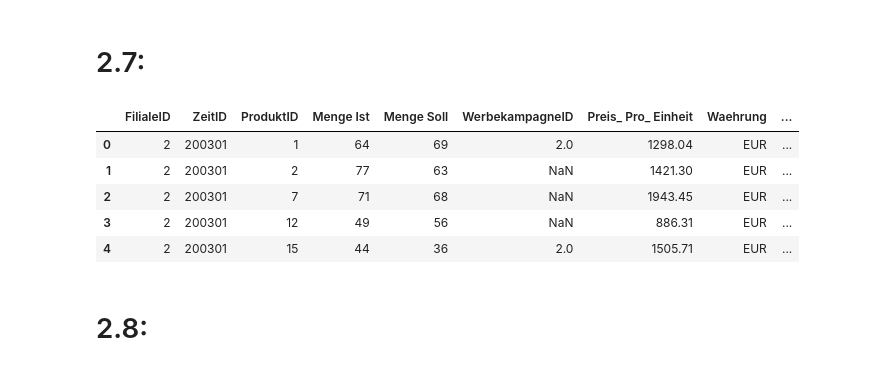
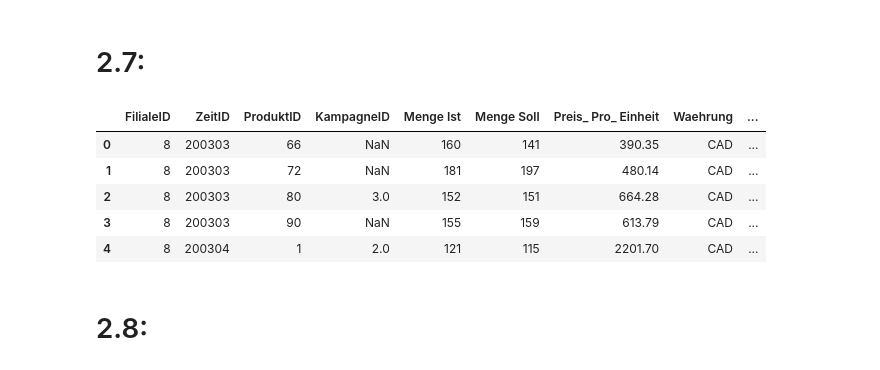
Before and after one commit to Kaetherine/BI-Uebungsblaetter, a Jupyter notebook: Uebungsblatt_1/BI22_Uebungsblatt_LE1.ipynb, the cells around one changed output. Saved outputs shown, nothing was run; the diff lists cells and outputs as text; code cells hidden in the pictures.

```diff
--- a/Uebungsblatt_1/BI22_Uebungsblatt_LE1.ipynb
+++ b/Uebungsblatt_1/BI22_Uebungsblatt_LE1.ipynb
@@ -276,5 +278,5 @@ Während der Installation von MySQL Server muss ein Passwort für den Benutzer r
 Entweder arbeitet ihr mit diesem root Nutzer und dem entsprechenden Passwort, oder ihr
 erstellt euch einen neuen Nutzer. In beiden fällen bitte Nutzer/Passwort hier eingeben:
 """
-mysql_usr = "root" # mit eurem Nutzer ersetzen
+mysql_usr = "Katherine" # mit eurem Nutzer ersetzen
 mysql_pw = "root" # mit eurem Passwort ersetzen
@@ -566,7 +600,44 @@ df_Zeitdimension.head()
 # %% [markdown]
 # 2.7:
 # %%
-sql_str_Faktentabelle = '''INSERT CODE HERE'''
+#hohe übereinstimmtung mit inspirationsdatei
+query_fact_table = '''
+SELECT DISTINCT Filialestamm.FilialeID, Vertriebsplan.ZeitID, Produktstamm.ProduktID,
+  KampagneID, Verkaufszahlen.`Menge Ist`, Vertriebsplan.`Menge Soll`, `Preis_ Pro_ Einheit`,
+  Waehrung, `Herstellkosten je Einheit in EUR`, KampagnenkostenEUR
+FROM Filialestamm
+
+INNER JOIN Produktverkaufspreise
+	ON Filialestamm.FilialeID = Produktverkaufspreise.FilialeID
+INNER JOIN Produktstamm
+	ON Produktverkaufspreise.ProduktID = Produktstamm.ProduktID
+INNER JOIN Vertriebsplan
+	ON Filialestamm.FilialeID = Vertriebsplan.FilialeID
+    AND Produktstamm.ProduktID = Vertriebsplan.ProduktID
+INNER JOIN Verkaufszahlen
+	ON Vertriebsplan.ZeitID = Verkaufszahlen.ZeitID
+    AND Vertriebsplan.FilialeID = Verkaufszahlen.FilialeID
+    AND Vertriebsplan.ProduktID = Verkaufszahlen.ProduktID
+
+LEFT JOIN (
+    SELECT Kampagnenplan.FilialeID, Kampagnenplan.ProduktID, Kampagnenergebnis.KampagneID,
+    KampagnenkostenEUR
+FROM Kampagnenplan
+
+INNER JOIN Kampagnenergebnis
+	ON Kampagnenplan.FilialeID = Kampagnenergebnis.FilialeID
+    AND Kampagnenplan.ProduktID = Kampagnenergebnis.ProduktID
+    AND Kampagnenplan.KampagneID = Kampagnenergebnis.KampagneID
+
+INNER JOIN Kampagnenbeteiligung
+	ON Kampagnenergebnis.FilialeID = Kampagnenbeteiligung.FilialeID
+    AND Kampagnenergebnis.KampagneID = Kampagnenbeteiligung.KampagneID
+)
+
+AS Kampagne
+	ON Filialestamm.FilialeID = Kampagne.FilialeID
+    AND Produktstamm.ProduktID = Kampagne.ProduktID
+'''
 
 # Hinweis: dieser String wird in der nächsten Zelle im pd.read_sql Befehl verwendet.
 # Der SQL-Befehl ist hier der Übersicht halber ausgelagert, da er deutlich umfangreicher
@@ -574,28 +645,28 @@ sql_str_Faktentabelle = '''INSERT CODE HERE'''
 # %%
 """
 Faktentabelle_Marketing_Vertrieb:
         ID (PK),
         FillialeID (FK),
         ZeitID (FK),
         WerbekampagneID (FK),
         ProduktID (FK),
         Menge Ist,
         Menge Soll,
         Preis Pro Einheit,
         Waehrung,
         Herstellkosten je Einheit in EUR,
         Kampagnenkosten
 
 """
-df_Faktentabelle_Marketing_Vertrieb = pd.read_sql(sql_str_Faktentabelle, con=db_connection)
+df_Faktentabelle_Marketing_Vertrieb = pd.read_sql(query_fact_table, con=connection)
 df_Faktentabelle_Marketing_Vertrieb.head()
 # %% [output]
-|  | FilialeID | ZeitID | ProduktID | Menge Ist | Menge Soll | WerbekampagneID | Preis_ Pro_ Einheit | Waehrung | ... |
-| 0 | 2 | 200301 | 1 | 64 | 69 | 2.0 | 1298.04 | EUR | ... |
-| 1 | 2 | 200301 | 2 | 77 | 63 | NaN | 1421.30 | EUR | ... |
-| 2 | 2 | 200301 | 7 | 71 | 68 | NaN | 1943.45 | EUR | ... |
-| 3 | 2 | 200301 | 12 | 49 | 56 | NaN | 886.31 | EUR | ... |
-| 4 | 2 | 200301 | 15 | 44 | 36 | 2.0 | 1505.71 | EUR | ... |
+|  | FilialeID | ZeitID | ProduktID | KampagneID | Menge Ist | Menge Soll | Preis_ Pro_ Einheit | Waehrung | ... |
+| 0 | 8 | 200303 | 66 | NaN | 160 | 141 | 390.35 | CAD | ... |
+| 1 | 8 | 200303 | 72 | NaN | 181 | 197 | 480.14 | CAD | ... |
+| 2 | 8 | 200303 | 80 | 3.0 | 152 | 151 | 664.28 | CAD | ... |
+| 3 | 8 | 200303 | 90 | NaN | 155 | 159 | 613.79 | CAD | ... |
+| 4 | 8 | 200304 | 1 | 2.0 | 121 | 115 | 2201.70 | CAD | ... |
 # %% [markdown]
 # 2.8:
 # %%
```
Also changed, not shown: parts of 25 cells of this notebook.
